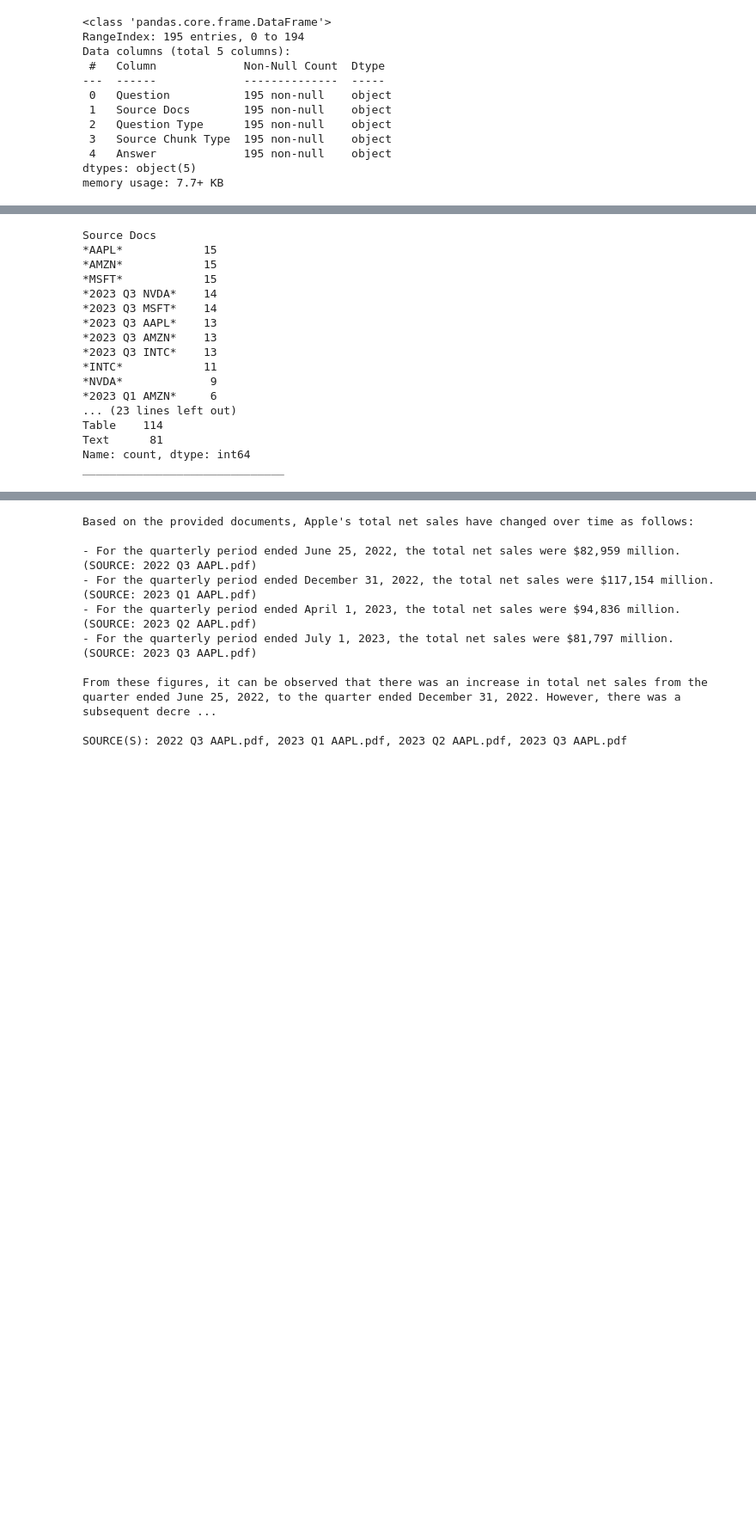
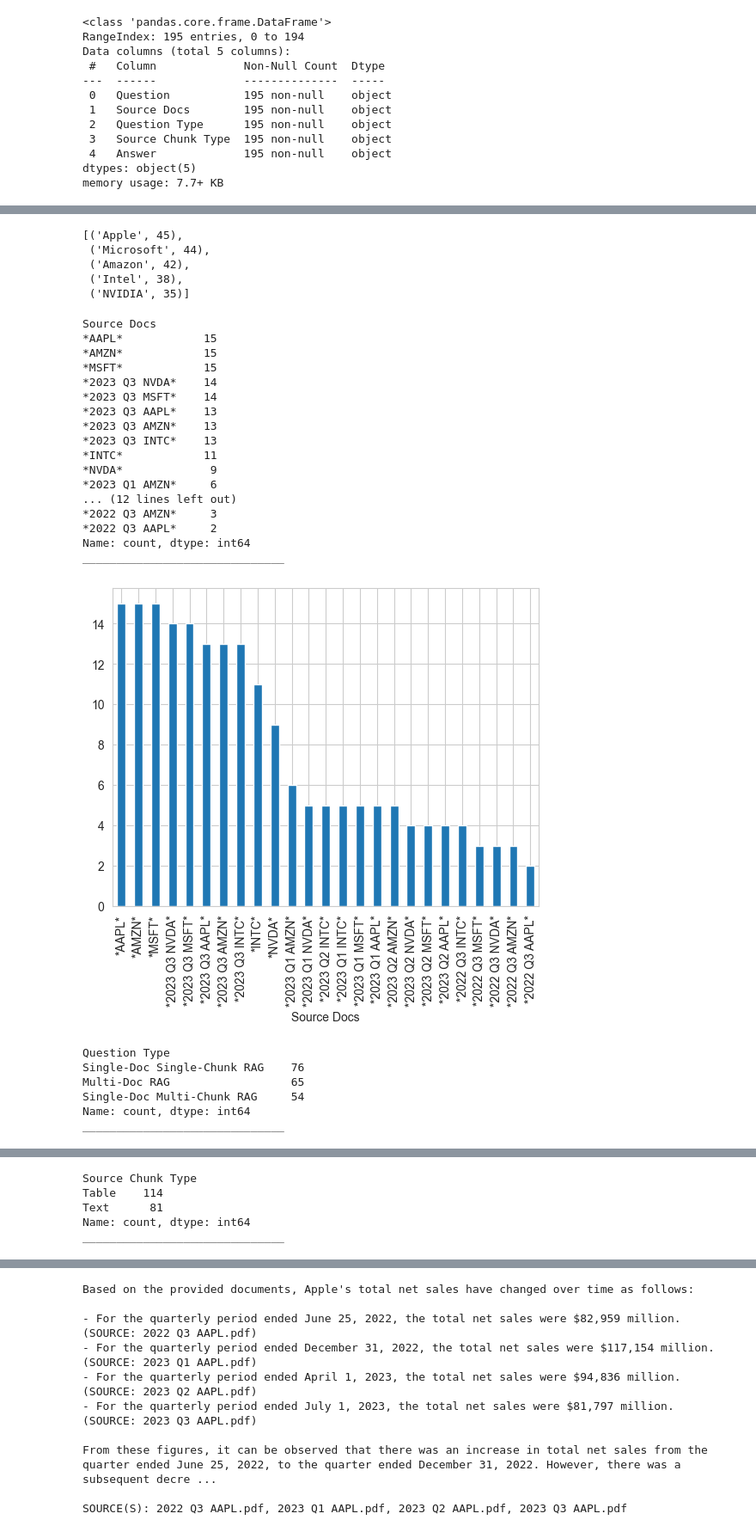
Before and after one commit to devinsuy/Enterprise-RAG, a Jupyter notebook: notebooks/EDA_SEC.ipynb, the cells around one changed output, grey strips where cells are left out. Shown at 86% size. Saved outputs shown, nothing was run; the diff lists cells and outputs as text; code cells hidden in the pictures; blank space fills up the shorter version.

```diff
--- a/notebooks/EDA_SEC.ipynb
+++ b/notebooks/EDA_SEC.ipynb
@@ -43,24 +132,41 @@ memory usage: 7.7+ KB
+# %%
+question_counter.most_common(5)
+# %% [output]
+[('Apple', 45),
+ ('Microsoft', 44),
+ ('Amazon', 42),
+ ('Intel', 38),
+ ('NVIDIA', 35)]
 # %%
 for column in df_qa.columns[1:4]:
     print(df_qa[column].value_counts())
     print("_"*30)
+    df_qa[column].value_counts().plot.bar()
+    plt.show()
 
-# df_qa['Source Docs'].value_counts().hist()
+# df_qa['Source Docs'].value_counts().plot.bar()
 # %% [output]
 Source Docs
 *AAPL*            15
 *AMZN*            15
 *MSFT*            15
 *2023 Q3 NVDA*    14
 *2023 Q3 MSFT*    14
 *2023 Q3 AAPL*    13
 *2023 Q3 AMZN*    13
 *2023 Q3 INTC*    13
 *INTC*            11
 *NVDA*             9
 *2023 Q1 AMZN*     6
-... (23 lines left out)
-Table    114
-Text      81
+... (12 lines left out)
+*2022 Q3 AMZN*     3
+*2022 Q3 AAPL*     2
 Name: count, dtype: int64
 ______________________________
+[figure, added]
+Question Type
+Single-Doc Single-Chunk RAG    76
+Multi-Doc RAG                  65
+Single-Doc Multi-Chunk RAG     54
+Name: count, dtype: int64
+______________________________
@@ -66,0 +174,5 @@ ______________________________
+Source Chunk Type
+Table    114
+Text      81
+Name: count, dtype: int64
+______________________________
```
Also changed, not shown: parts of 18 cells of this notebook.
